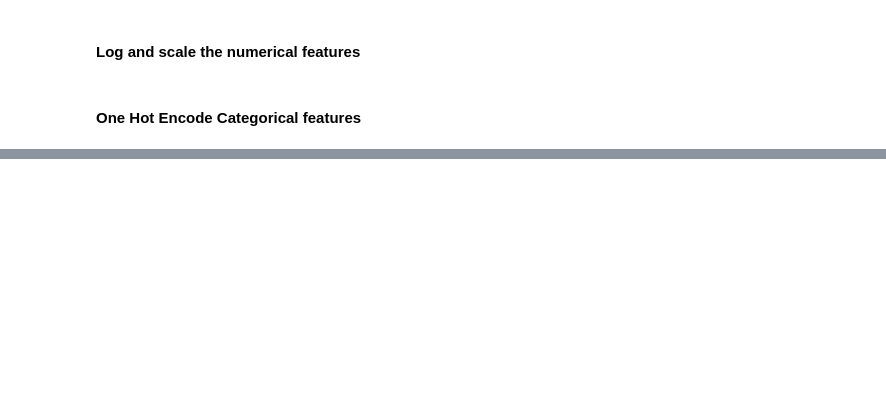
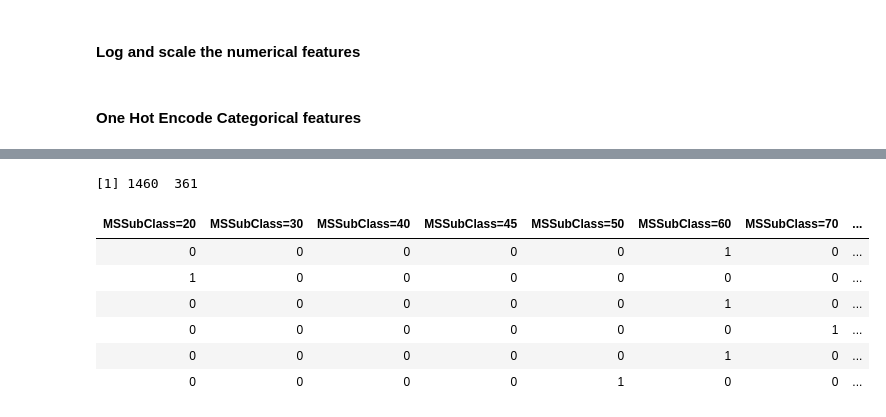
Before and after one commit to SangeethaThai/CSX_450_2_Final_Exam, a Jupyter notebook: ipynb/05-Identify_10_Most_Important_Features.ipynb, the cells around one changed output, grey strips where cells are left out. Drawn from its saved outputs; the diff is of its cells as text; code cells hidden in the pictures; blank space fills up the shorter version.

```diff
--- a/ipynb/05-Identify_10_Most_Important_Features.ipynb
+++ b/ipynb/05-Identify_10_Most_Important_Features.ipynb
@@ -53,3 +84,17 @@ library("onehot")
 # %%
 one_hot_encoding = onehot(categorical_features, stringsAsFactors = FALSE, addNA = FALSE, max_levels = 25)
 encoded_categorical_features <- predict(one_hot_encoding, categorical_features)
+# %%
+dim(encoded_categorical_features)
+# %% [output]
+[1] 1460  361
+# %%
+head(encoded_categorical_features)
+# %% [output]
+| MSSubClass=20 | MSSubClass=30 | MSSubClass=40 | MSSubClass=45 | MSSubClass=50 | MSSubClass=60 | MSSubClass=70 | ... |
+| 0 | 0 | 0 | 0 | 0 | 1 | 0 | ... |
+| 1 | 0 | 0 | 0 | 0 | 0 | 0 | ... |
+| 0 | 0 | 0 | 0 | 0 | 1 | 0 | ... |
+| 0 | 0 | 0 | 0 | 0 | 0 | 1 | ... |
+| 0 | 0 | 0 | 0 | 0 | 1 | 0 | ... |
+| 0 | 0 | 0 | 0 | 1 | 0 | 0 | ... |
```
Also changed, not shown: parts of 36 cells of this notebook, 3 other files.
